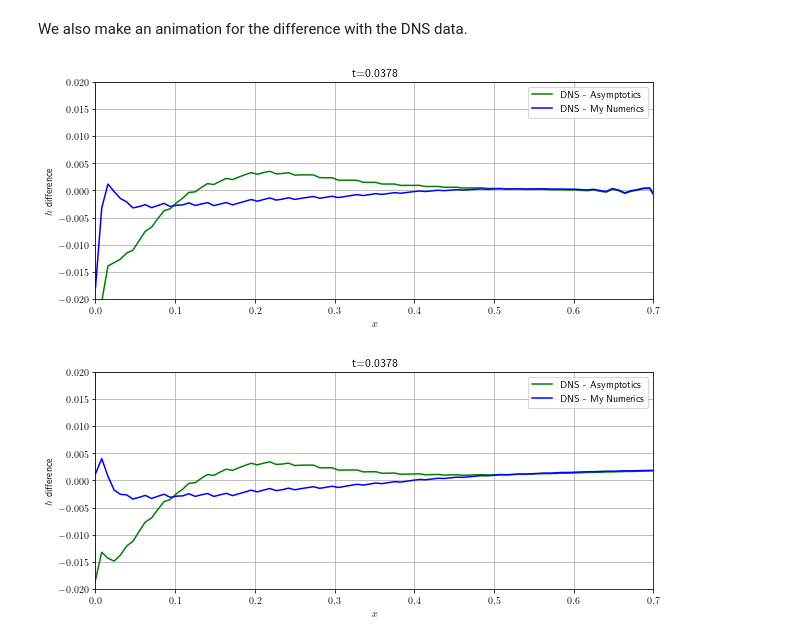
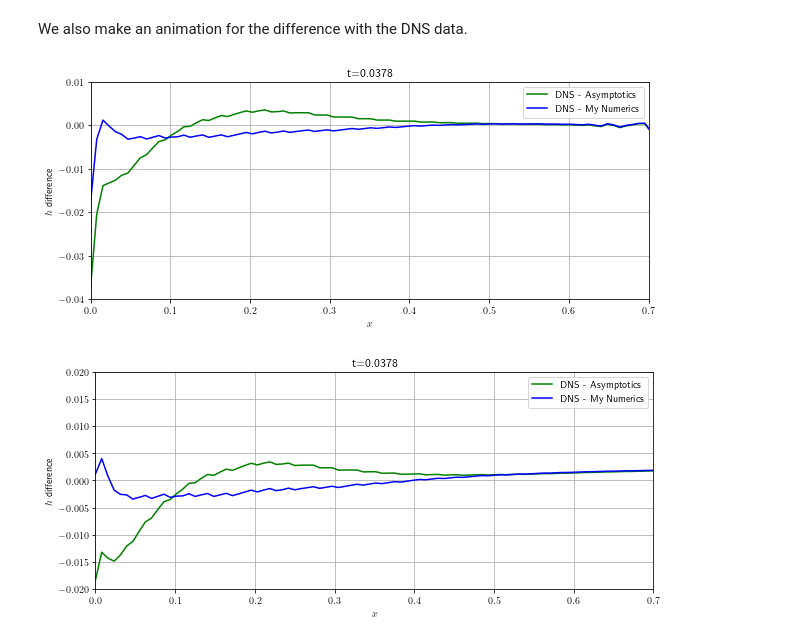
Before and after one commit to WilliamGillow/viscous_ridge, a Jupyter notebook: Code/DNS Comparison/interface_animations.ipynb, the cells around one changed output. Saved outputs shown, nothing was run; the diff lists cells and outputs as text; code cells hidden in the pictures.

```diff
--- a/Code/DNS Comparison/interface_animations.ipynb
+++ b/Code/DNS Comparison/interface_animations.ipynb
@@ -258,36 +258,36 @@ for slip in ("No", "Free"):
         # Make sure the time is the right format for the title.
         tj = str(ti)
         while len(tj)<6:
             tj = tj+str(0)
 
         # Title giving the frame the time
         ax.set_title(r"t=s1".replace('s1',tj))
         return line3, line2,
 
 
     #Add details and set the figure shape/size.
-    #fig.set_size_inches(10,8)
-    #ax.axis('equal')
-    #ax.set_aspect('equal', adjustable='box')
     ax.tick_params(axis='both', which='major')
 
     ax.set_xlim(0,0.7)
     ax.set_xlabel(r'$x$')
 
-    ax.set_ylim(-0.02,0.02)
+    if slip=="No":
+        ax.set_ylim(-0.04,0.01)
+    else:
+        ax.set_ylim(-0.02,0.02)
     ax.set_ylabel(r'$h$ difference')
 
     ax.legend()
     ax.grid()
 
     #Make the animation. Number of frames is to go to the final t value from DNS.
     ani = animation.FuncAnimation(fig, animate, interval=2000, frames=161, blit=True, save_count=161)
 
     #Save the figure as a gif. Low fps is used to slow it down.
     writergif = animation.PillowWriter(fps=10)
     ani.save('interface_shape_'+slip+'_Slip_Differences.gif',writer=writergif, dpi=250)
 
     plt.show()
 # %% [output]
-[figure, old version]
+[figure, new version]
 [figure]
```
